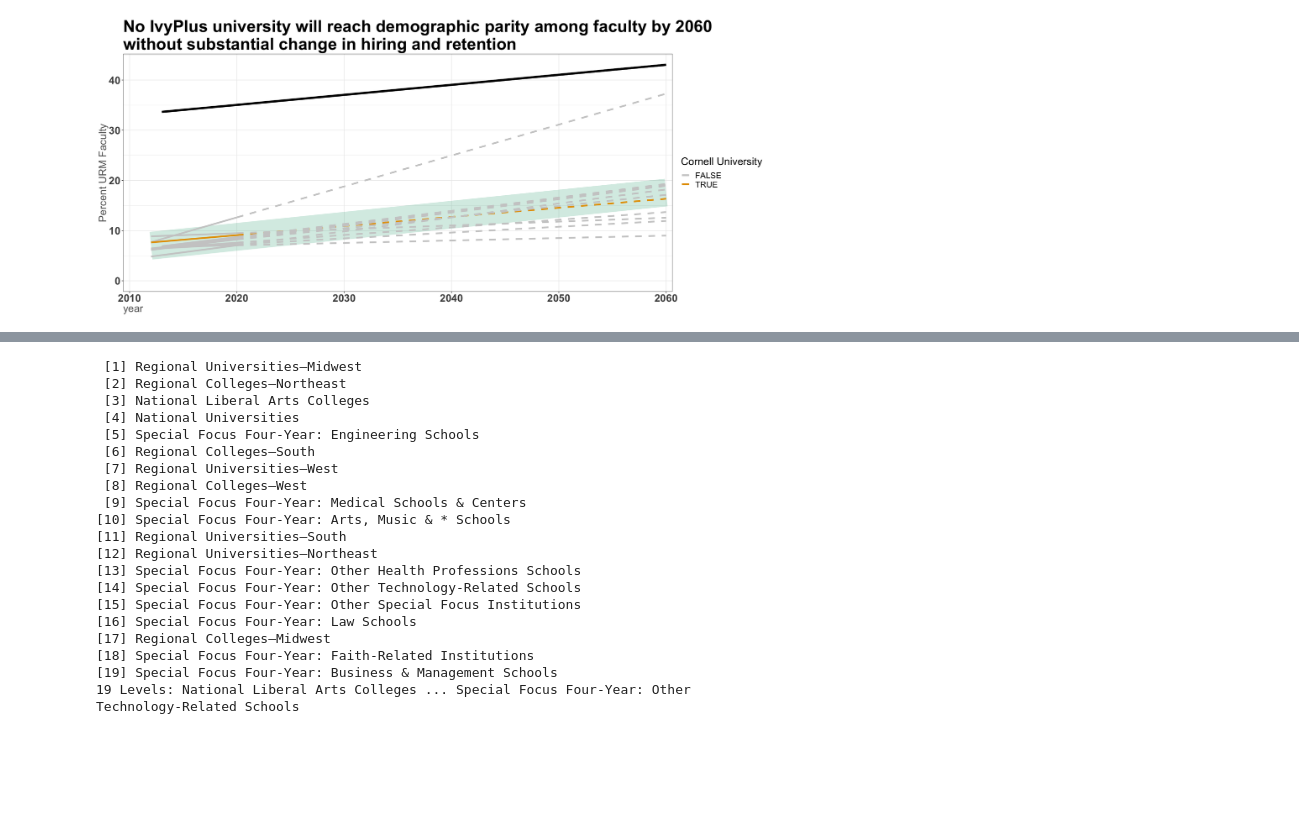
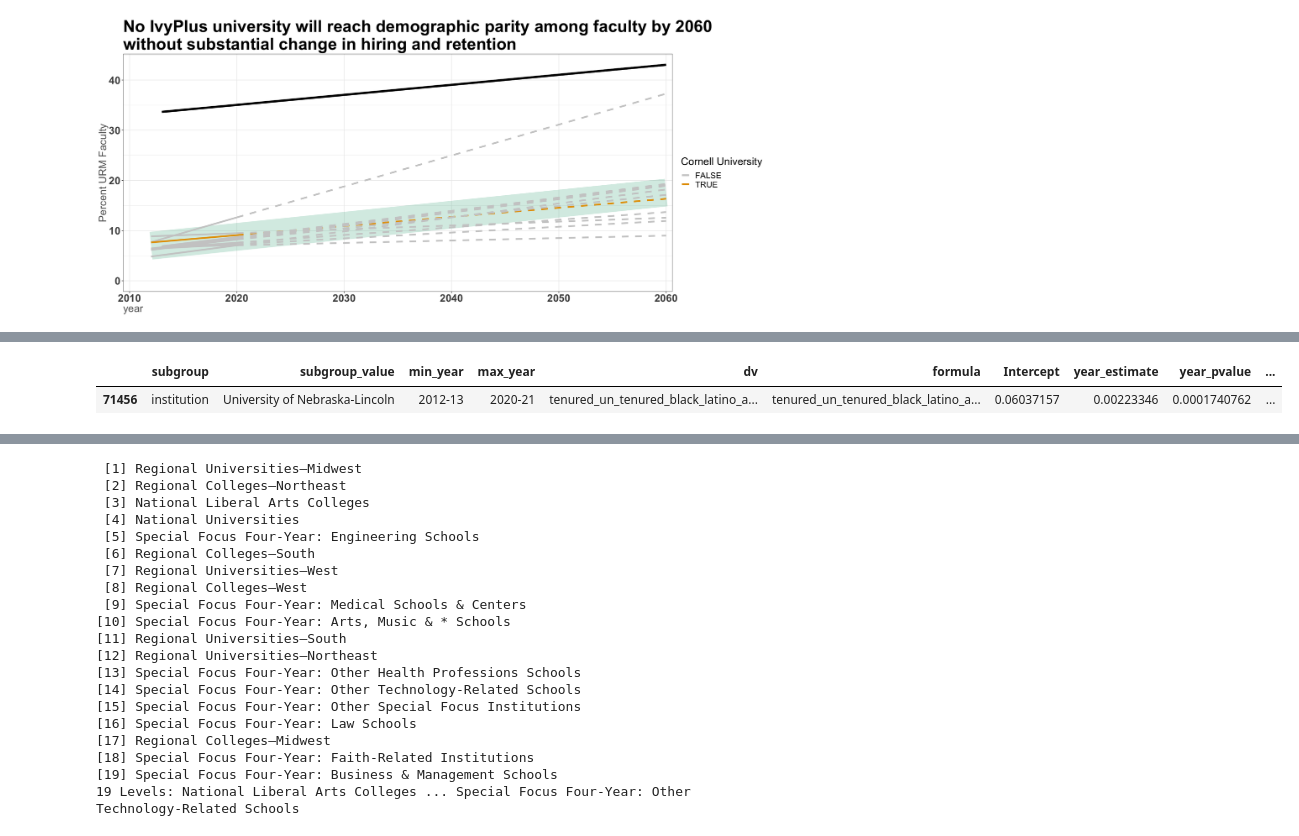
Before and after one commit to natematias/US-Faculty-Diversity-Projections, a Jupyter notebook: data/Paper Analysis and Data.R.ipynb, the cells around one changed output, grey strips where cells are left out. Cells and saved outputs as stored; diff of their text form; code cells hidden in the pictures; blank space fills up the shorter version.

```diff
--- a/data/Paper Analysis and Data.R.ipynb
+++ b/data/Paper Analysis and Data.R.ipynb
@@ -388,0 +402,9 @@ institution.group.chart(subset(institution.models.df, ivy_plus=="True" & dv==dv.
+# %%
+dv.var = "tenured_un_tenured_black_latino_american_indian_alaska_native_hawaiian_pacific_multiracial_pct"
+
+head(subset(institution.models.df, usnews_category=="National Universities" & dv==dv.var & year_estimate ==
+       median(subset(institution.models.df, usnews_category=="National Universities" & dv==dv.var)$year_estimate)))
+#head(institution.models.df)
+# %% [output]
+|  | subgroup | subgroup_value | min_year | max_year | dv | formula | Intercept | year_estimate | year_pvalue | ... |
+| 71456 | institution | University of Nebraska-Lincoln | 2012-13 | 2020-21 | tenured_un_tenured_black_latino_a... | tenured_un_tenured_black_latino_a... | 0.06037157 | 0.00223346 | 0.0001740762 | ... |
```
Also changed, not shown: parts of 6 cells of this notebook.
